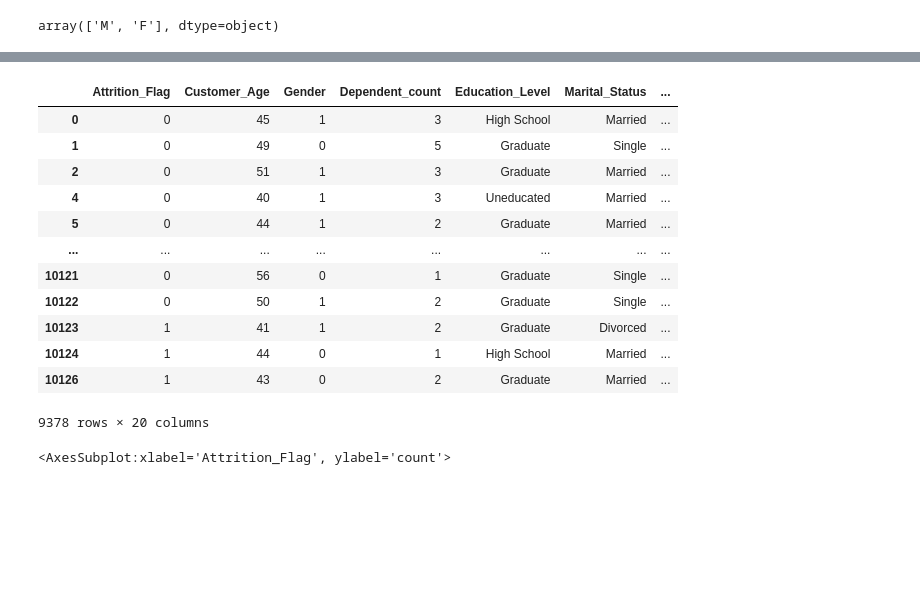
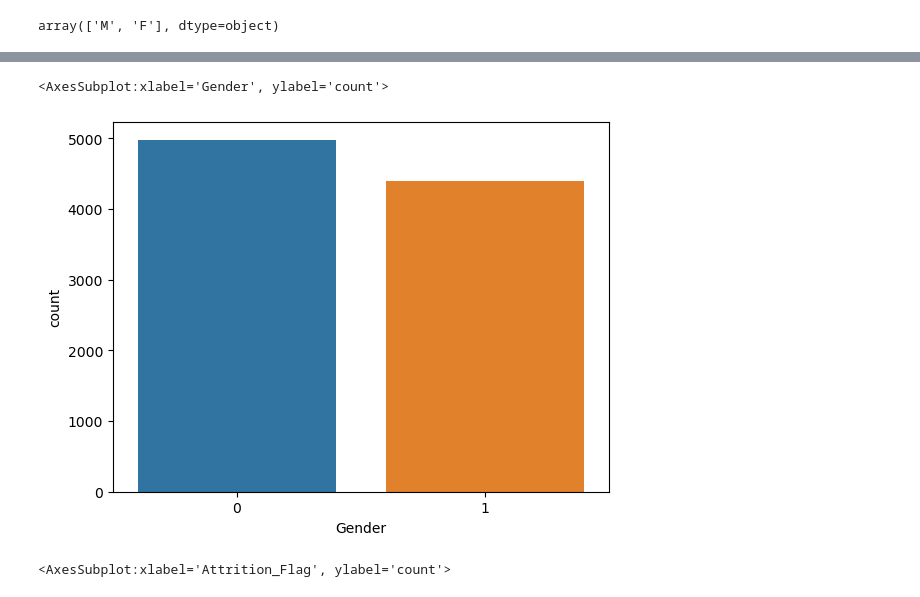
Before and after one commit to ishmaSenaweera/ML-credit_card_user_churn_data, a Jupyter notebook: ML_Assignment01_Credit_Card_User_Churn_Data.ipynb, the cells around one changed output, grey strips where cells are left out. Drawn from its saved outputs; the diff is of its cells as text; code cells hidden in the pictures; blank space fills up the shorter version.

```diff
--- a/ML_Assignment01_Credit_Card_User_Churn_Data.ipynb
+++ b/ML_Assignment01_Credit_Card_User_Churn_Data.ipynb
@@ -197,20 +199,10 @@ credit_card_user_churn_data
 credit_card_user_churn_data = binary_encoding(credit_card_user_churn_data, column='Gender', positive_value='M')
 # %%
-credit_card_user_churn_data
+# Plot the count of each value in the "Gender" column after binary mapping
+sns.countplot(x='Gender', data=credit_card_user_churn_data)
 # %% [output]
-|  | Attrition_Flag | Customer_Age | Gender | Dependent_count | Education_Level | Marital_Status | ... |
-| 0 | 0 | 45 | 1 | 3 | High School | Married | ... |
-| 1 | 0 | 49 | 0 | 5 | Graduate | Single | ... |
-| 2 | 0 | 51 | 1 | 3 | Graduate | Married | ... |
-| 4 | 0 | 40 | 1 | 3 | Uneducated | Married | ... |
-| 5 | 0 | 44 | 1 | 2 | Graduate | Married | ... |
-| ... | ... | ... | ... | ... | ... | ... | ... |
-| 10121 | 0 | 56 | 0 | 1 | Graduate | Single | ... |
-| 10122 | 0 | 50 | 1 | 2 | Graduate | Single | ... |
-| 10123 | 1 | 41 | 1 | 2 | Graduate | Divorced | ... |
-| 10124 | 1 | 44 | 0 | 1 | High School | Married | ... |
-| 10126 | 1 | 43 | 0 | 2 | Graduate | Married | ... |
-9378 rows × 20 columns
+<AxesSubplot:xlabel='Gender', ylabel='count'>
+[figure, added]
 # %%
 sns.countplot(x='Attrition_Flag' ,data=credit_card_user_churn_data)
 # %% [output]
```
Also changed, not shown: parts of 8 cells of this notebook.
